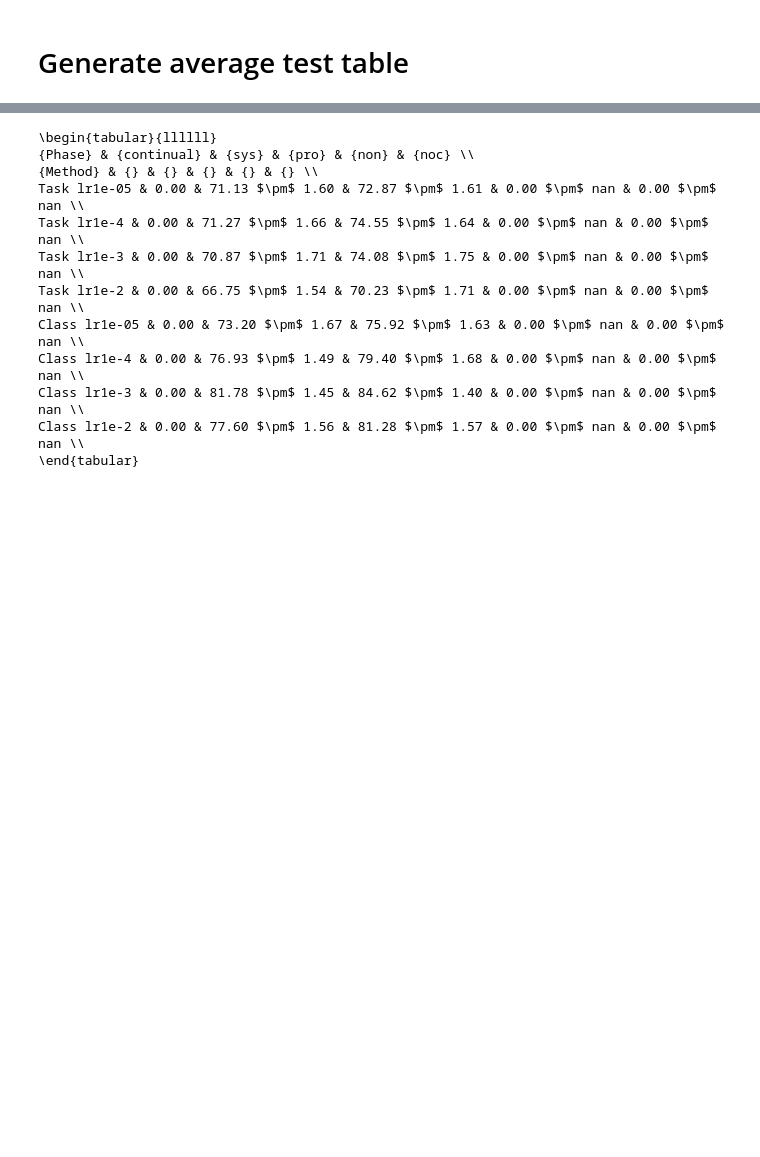
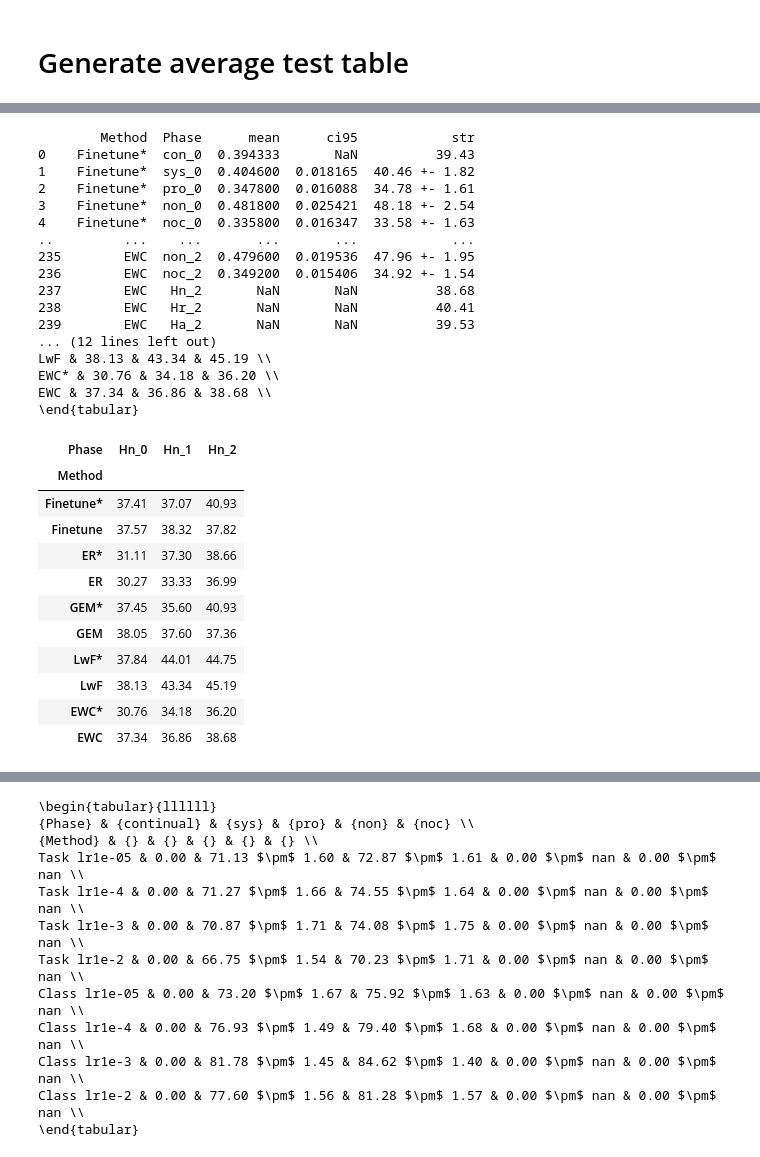
Before and after one commit to liaoweiduo/continual-learning-baselines, a Jupyter notebook: experiments/analysis/generate_result_table.ipynb, the cells around one changed output, grey strips where cells are left out. Cells and saved outputs as stored; diff of their text form; code cells hidden in the pictures; blank space fills up the shorter version.

```diff
--- a/experiments/analysis/generate_result_table.ipynb
+++ b/experiments/analysis/generate_result_table.ipynb
@@ -154,3 +204,74 @@ Exp
+# %%
+'''todo: cal Harmonic mean (among sys, pro, sub) and Harmonic mean (between non, noc)'''
+data = []
+for exp in exps_dis:
+    mean_dict = {}
+    for model in models:
+        for mode in modes:
+            acc_list = collected_data[(collected_data['Method'] == exp) & (collected_data['Phase'] == mode) & (collected_data['model'] == model)]['Accuracy']
+            mean = acc_list.mean()
+            mean_dict[mode[:3]] = mean
+            ci95 = 1.96 * (acc_list.std()/np.sqrt(len(acc_list)))
+            acc_str = f'{mean*100:.2f} +- {ci95*100:.2f}' if mode not in ['continual', 'forgetting'] else f'{mean*100:.2f}'
+            Phase = f'{mode[:3]}_{model}'
+            data.append(pd.DataFrame({'Method': exp, 'Phase': Phase, 'mean': mean, 'ci95': ci95, 'str': acc_str}, index=[0]))
+
+        # 3x1*x2*x3/(x1*x2+x1*x3+x2*x3)
+        hm_nov = 2 * mean_dict['sys'] * mean_dict['pro'] / (mean_dict['sys'] + mean_dict['pro'])
+        data.append(pd.DataFrame({'Method': exp, 'Phase': f'Hn_{model}', 'str': f'{hm_nov*100:.2f}'}, index=[0]))
+
+        # 2x1*x2/(x1+x2)
+        hm_ref = 2 * mean_dict['non'] * mean_dict['noc'] / (mean_dict['non'] + mean_dict['noc'])
+        data.append(pd.DataFrame({'Method': exp, 'Phase': f'Hr_{model}', 'str': f'{hm_ref*100:.2f}'}, index=[0]))
+
+        hm_all = 4 / (1/mean_dict['sys'] + 1/mean_dict['pro'] + 1/mean_dict['non'] + 1/mean_dict['noc'])
+        data.append(pd.DataFrame({'Method': exp, 'Phase': f'Ha_{model}', 'str': f'{hm_all*100:.2f}'}, index=[0]))
+
+data = pd.concat(data, ignore_index=True)
+print(data)
+
+# to latex
+data = data.pivot(index='Method', values='str', columns='Phase')
+# data = data[['continual', 'forgetting', 'sys', 'pro', 'sub', 'Hn', 'non',  'noc', 'Hr', 'Ha']]
+# sele = []
+# for model in models:
+#     sele.extend([f'con_{model}', f'sys_{model}', f'pro_{model}', f'Hn_{model}', f'non_{model}',  f'noc_{model}', f'Hr_{model}', f'Ha_{model}'])
+sele = [f'Hn_0', f'Hn_1', f'Hn_2']
+data = data[sele]
+# data = data[[f'Hn_{model}' for model in models]]
+data = data.reindex(exps_dis)
+print(data.style.to_latex().replace('+-', '$\\pm$'))
+data
+# %% [output]
+        Method  Phase      mean      ci95            str
+0    Finetune*  con_0  0.394333       NaN          39.43
+1    Finetune*  sys_0  0.404600  0.018165  40.46 +- 1.82
+2    Finetune*  pro_0  0.347800  0.016088  34.78 +- 1.61
+3    Finetune*  non_0  0.481800  0.025421  48.18 +- 2.54
+4    Finetune*  noc_0  0.335800  0.016347  33.58 +- 1.63
+..         ...    ...       ...       ...            ...
+235        EWC  non_2  0.479600  0.019536  47.96 +- 1.95
+236        EWC  noc_2  0.349200  0.015406  34.92 +- 1.54
+237        EWC   Hn_2       NaN       NaN          38.68
+238        EWC   Hr_2       NaN       NaN          40.41
+239        EWC   Ha_2       NaN       NaN          39.53
+... (12 lines left out)
+LwF & 38.13 & 43.34 & 45.19 \\
+EWC* & 30.76 & 34.18 & 36.20 \\
+EWC & 37.34 & 36.86 & 38.68 \\
+\end{tabular}
+| Phase | Hn_0 | Hn_1 | Hn_2 |
+| Method |  |  |  |
+| Finetune* | 37.41 | 37.07 | 40.93 |
+| Finetune | 37.57 | 38.32 | 37.82 |
+| ER* | 31.11 | 37.30 | 38.66 |
+| ER | 30.27 | 33.33 | 36.99 |
+| GEM* | 37.45 | 35.60 | 40.93 |
+| GEM | 38.05 | 37.60 | 37.36 |
+| LwF* | 37.84 | 44.01 | 44.75 |
+| LwF | 38.13 | 43.34 | 45.19 |
+| EWC* | 30.76 | 34.18 | 36.20 |
+| EWC | 37.34 | 36.86 | 38.68 |
 # %%
 '''collect exps'''
 project_name = 'CGQA'
```
Also changed, not shown: parts of 9 cells of this notebook, 9 other files.
